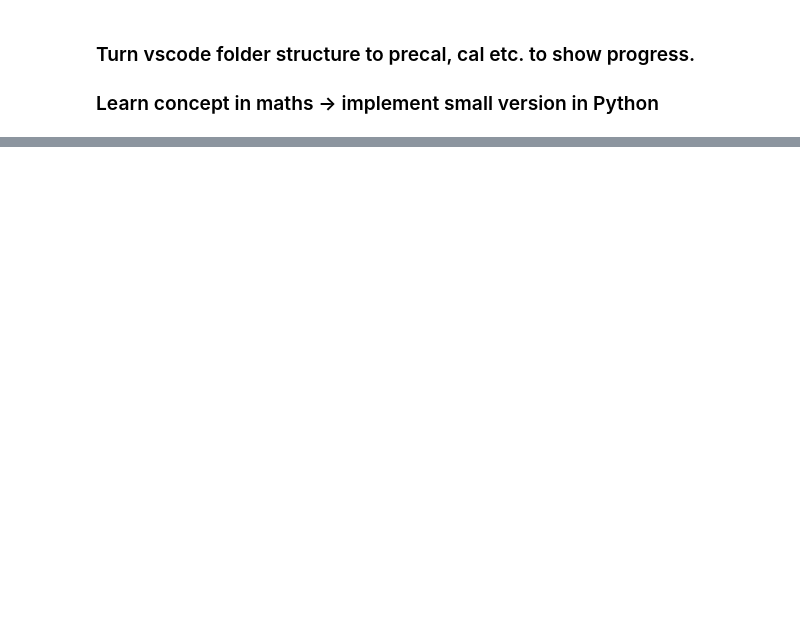
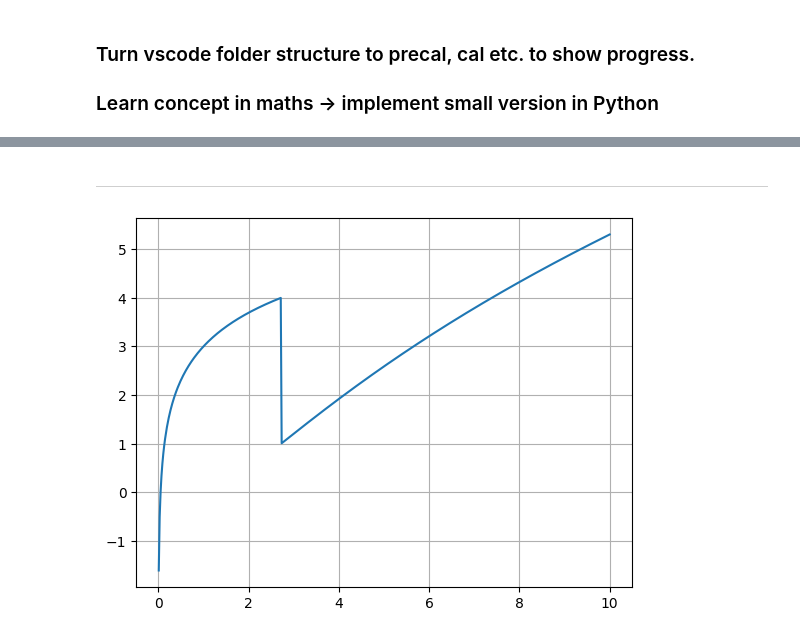
Before and after one commit to Akshat04-am/mathematical-programming, a Jupyter notebook: a.ipynb, the cells around one changed output, grey strips where cells are left out. Saved outputs shown, nothing was run; the diff lists cells and outputs as text; code cells hidden in the pictures; blank space fills up the shorter version.

```diff
--- a/a.ipynb
+++ b/a.ipynb
@@ -40,0 +22,33 @@ plt.show()
+# %% [markdown]
+---
+# %%
+import numpy as np
+import matplotlib.pyplot as plt
+
+x = np.linspace(-10, 10, 1000)
+
+# 🔧 Start as undefined
+y = np.full_like(x, np.nan)
+
+# 🔧 Valid domain for log
+valid_mask = x > 0
+
+# 🔧 First stage
+y[valid_mask] = np.log(x[valid_mask])
+
+# 🔧 Second-stage masks (based on y, not x)
+square_mask = y > 1
+add_mask = y <= 1
+
+# 🔧 Apply second-stage rules
+y[square_mask] = y[square_mask]**2
+
+y[add_mask] = y[add_mask] + 3
+
+# 🔧 Plot
+plt.plot(x, y)
+
+plt.grid()
+plt.show()
+# %% [output]
+[figure, added]
```
Also changed, not shown: parts of 6 cells of this notebook, 8 other files.
